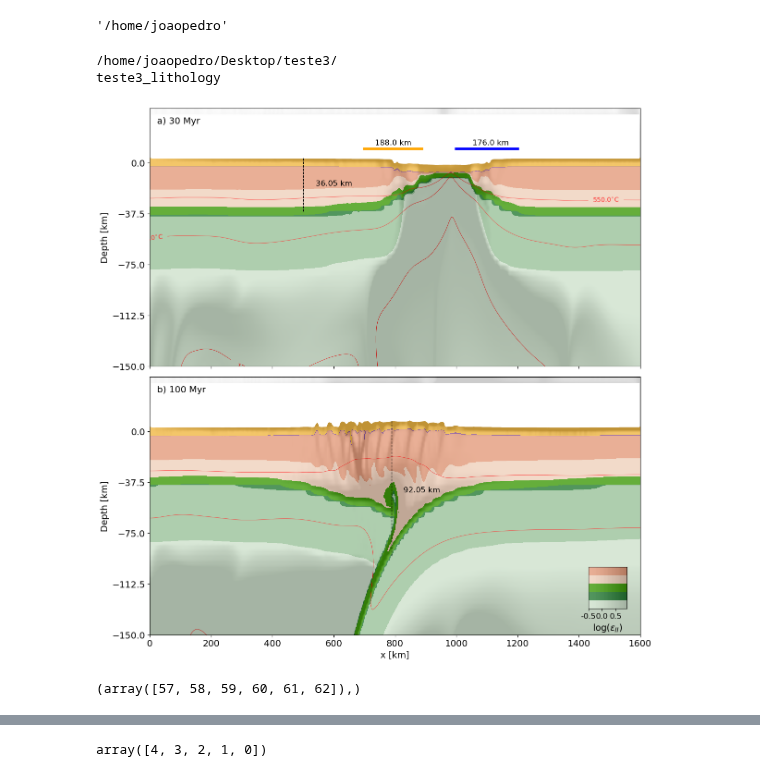
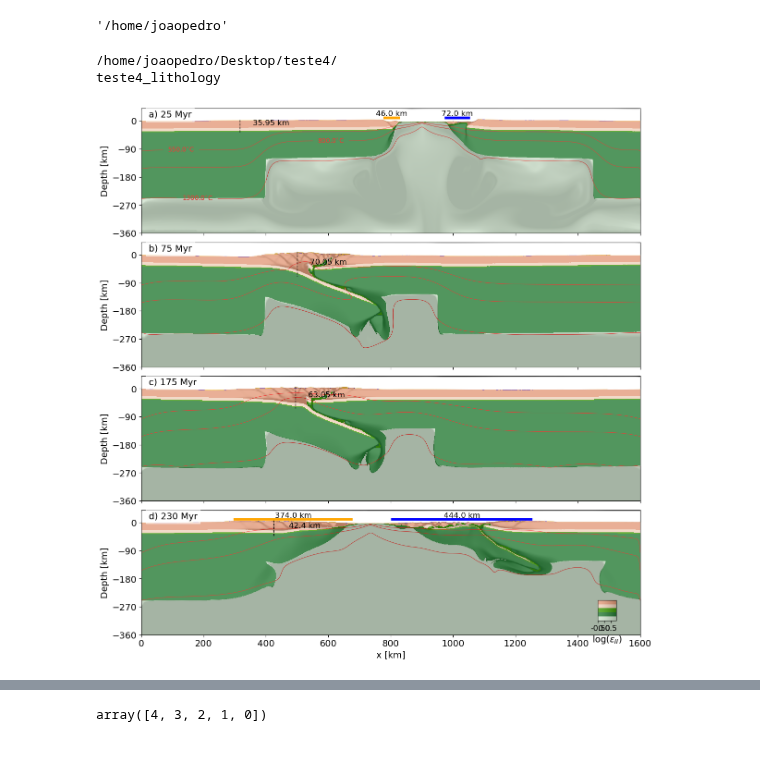
Before and after one commit to jopmas/double_keel_article, a Jupyter notebook: Geometries.ipynb, the cells around one changed output, grey strips where cells are left out. Drawn from its saved outputs; the diff is of its cells as text; code cells hidden in the pictures.

Commit message:
update in margins measurements. Need to finish the point of hc <=10km

```diff
--- a/Geometries.ipynb
+++ b/Geometries.ipynb
@@ -979,7 +983,8 @@ machine_path
 #scenario = '/Documents/Simulations/Invertedmargin/'
 # scenario = '/Documents/Simulations/MR_dk/'
 # scenario = '/Desktop/teste/'
-scenario = '/Desktop/teste3/'
+# scenario = '/Desktop/teste3/'
+scenario = '/Desktop/teste4/'
 # scenario = '/opt/teste/'
 ##############################################################################################################
 #Creating path to the experiment
@@ -1008,7 +1013,7 @@ prop = 'lithology'
 #instants = [0,25, 35, 49,120]
 # instants = [0,5,10,15]
 # instants = [30, 100]
-instants = [30, 100]
+instants = [25, 75, 175, 230]
 # instants = [0, 30, 60, 90, 120] #Myr
 # instants = [0, 30, 60, 90, 120, 150]
 
@@ -1023,8 +1028,8 @@ Nx, Nz, Lx, Lz = read_params(fpath)
 #Aqui mudamos os limites de x e y de plotagem da figura!
 if(prop != 'topography'):
     xlims = [0, Lx / 1.0e3]
-    # ylims = [-Lz / 1.0e3 + 40, 40]
-    ylims = [-190 + 40, 40]
+    ylims = [-Lz / 1.0e3 + 40, 40]
+    # ylims = [-190 + 40, 40]
 else:
     xmin = 0 #+ 200
     xmax = Lx / 1.0E3 #- 200
@@ -1049,21 +1054,34 @@ letters = alphabet[0: len(instants)]
 ##############################################################################################################
 #Plot data
 plot_thickness = True
+# plot_thickness = False
+
 for instant, ax in zip(instants, axs):
     idx = find_nearest(times, instant)
     step = steps[idx]
     # plot_data(fpath, ax, axs, prop, step, xlims, ylims)
-    plot_data(fpath, ax, axs, prop, step, xlims, [ylims], plot_thickness=True, x_begin=500, x_end=1000)
+    plot_data(fpath, ax, axs, prop, step, xlims, [ylims])
 
     if(plot_thickness == True):
-        if(instant == 30):
+        if(instant == 230): #instant to measure margin width
             rho_lower_crust = 2900.0
+            x_begin = 200.0
+            x_end = 700.0
             calc_margin_width = True
-        else:
-            rho_lower_crust = 2850.0
+
+        elif(instant == 25): #instant to measure margin width
+            rho_lower_crust = 2900.0
+            x_begin = 200.0
+            x_end = 700.0
+            calc_margin_width = True
+
+        else: #orogen pre rift
+            rho_lower_crust = 2900.0
+            x_begin = 200.0
+            x_end = 500.0
             calc_margin_width = False
 
-        x_pos, topo_max_thickness, crustal_thickness, lc_base, topo = measure_crustal_thickness(fpath, step, Nx, Nz, Lx, Lz, x_begin=500.0, x_end=1000.0, rho_lower_crust=rho_lower_crust)
+        x_pos, topo_max_thickness, crustal_thickness, lc_base, topo = measure_crustal_thickness(fpath, step, Nx, Nz, Lx, Lz, x_begin, x_end, rho_lower_crust=rho_lower_crust)
 
         # ax.plot(np.linspace(0, Lx/1000, Nx), lc_base, color='black', linestyle='--', linewidth=2.0, zorder=52)
         # ax.plot(np.linspace(0, Lx/1000, Nx), topo, color='black', linestyle='-', linewidth=2.0, zorder=52)
@@ -1071,17 +1089,26 @@ for instant, ax in zip(instants, axs):
         ax.text(x_pos+100, -crustal_thickness/2, f'{str(round(crustal_thickness, 2))} km', fontsize=12, ha='center', va='bottom', zorder=52)
 
         if(calc_margin_width == True):
-            xl_begin = 700
-            xl_end = 900
-            xr_begin = 1000
-            xr_end = 1200
+            if(instant == 230):
+                xl_begin = 300
+                xl_end = 750
+
+                xr_begin = 800
+                xr_end = 1250
+
+            elif(instant == 25):
+                xl_begin = 780
+                xl_end = 900
+
+                xr_begin = 950
+                xr_end = 1050
 
             marginl_begin, marginl_end, marginl_len, marginr_begin, marginr_end, marginr_len = measure_margins_width(fpath, step, Nx, Nz, Lx, Lz, xl_begin, xl_end, xr_begin, xr_end)
 
             ax.plot([marginl_begin, marginl_end], [10,10], color='orange', linestyle='-', linewidth=4.0, zorder=52)
             ax.text(marginl_begin + marginl_len/2, 12, f'{str(round(marginl_len, 2))} km', fontsize=12, ha='center', va='bottom', zorder=52)
 
-            ax.plot([xr_begin, xr_end], [10, 10], color='blue', linestyle='-', linewidth=4.0, zorder=52)
+            ax.plot([marginr_begin, marginr_end], [10, 10], color='blue', linestyle='-', linewidth=4.0, zorder=52)
             ax.text(marginr_begin - marginr_len/2, 12, f'{str(round(marginr_len, 2))} km', fontsize=12, ha='center', va='bottom', zorder=52)
 
     #print(steps[idx], times[idx], instant)
@@ -1110,38 +1137,34 @@ for ax, letter, instant in zip(axs, letters, instants):
     if(prop != 'topography'):
         ax.set_ylabel('Depth [km]', fontsize=fsize)
         ax.tick_params(axis='both', labelsize=fsize)
         axs[-1].tick_params(axis='both', labelsize=fsize)
         ax.set_yticks(np.linspace(ylims[0], 0, 5))
     else:
         ax.set_ylabel('Topogarphy [km]', fontsize=fsize)
         ax.tick_params(axis='both', labelsize=fsize)
         axs[-1].tick_params(axis='both', labelsize=fsize)
         ax.set_yticks(np.linspace(ylims[0], ylims[1], 7))
         ax.grid('-k', alpha = 0.7)
 
 axs[0].set_xlim(xlims)
 axs[0].set_ylim(ylims)
 # axs[0].set_ylim([-40,40])
 ##############################################################################################################
 #Saving figure
 
 figname = scenario.split('/')[-2] + '_'+prop
 print(figname)
 
 #This will save inside the notebook directory
 #fig.savefig(figname+'.pdf', dpi=400)
 #fig.savefig(figname+'.png', dpi=400)
 
 #This will save inside the experiment directory
 #fig.savefig(fpath+figname+'.pdf', dpi=400)
 fig.savefig(fpath+figname+'.png', dpi=400)
 #fig.savefig(fpath+figname+'.jpeg', dpi=400)
 # %% [output]
-/home/joaopedro/Desktop/teste3/
-teste3_lithology
+/home/joaopedro/Desktop/teste4/
+teste4_lithology
-[figure, old version]
+[figure, new version]
-# %%
-np.where(topor_region == np.max(topor_region))
-# %% [output]
-(array([57, 58, 59, 60, 61, 62]),)
 # %%
```
Also changed, not shown: parts of 3 cells of this notebook.
